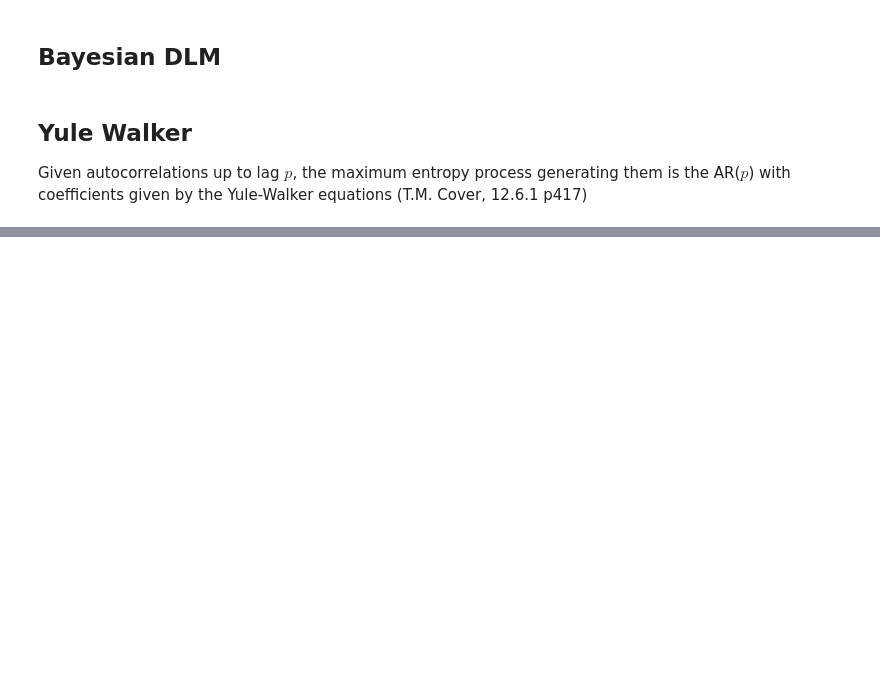
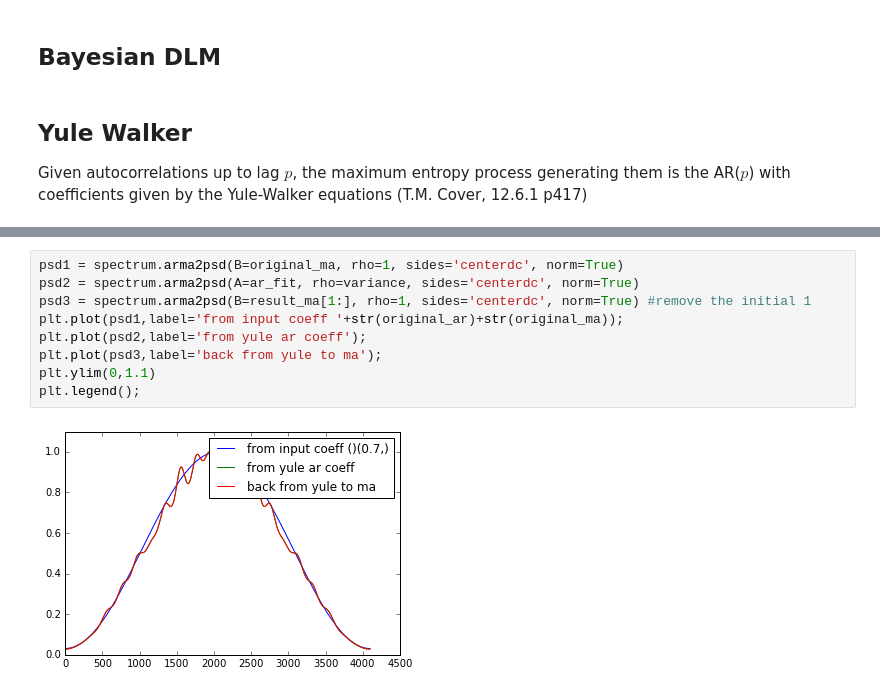
Before and after one commit to baruselli/random_walks, a Jupyter notebook: random_walks.ipynb, the cells around one changed output, grey strips where cells are left out. Cells and saved outputs as stored; diff of their text form; blank space fills up the shorter version.

```diff
--- a/random_walks.ipynb
+++ b/random_walks.ipynb
@@ -843,0 +839,11 @@ plt.plot(arma_process.arma2ma(),'o')
+# %%
+psd1 = spectrum.arma2psd(B=original_ma, rho=1, sides='centerdc', norm=True)
+psd2 = spectrum.arma2psd(A=ar_fit, rho=variance, sides='centerdc', norm=True)
+psd3 = spectrum.arma2psd(B=result_ma[1:], rho=1, sides='centerdc', norm=True) #remove the initial 1
+plt.plot(psd1,label='from input coeff '+str(original_ar)+str(original_ma));
+plt.plot(psd2,label='from yule ar coeff');
+plt.plot(psd3,label='back from yule to ma');
+plt.ylim(0,1.1)
+plt.legend();
+# %% [output]
+[figure, added]
```
Also changed, not shown: parts of 8 cells of this notebook.
